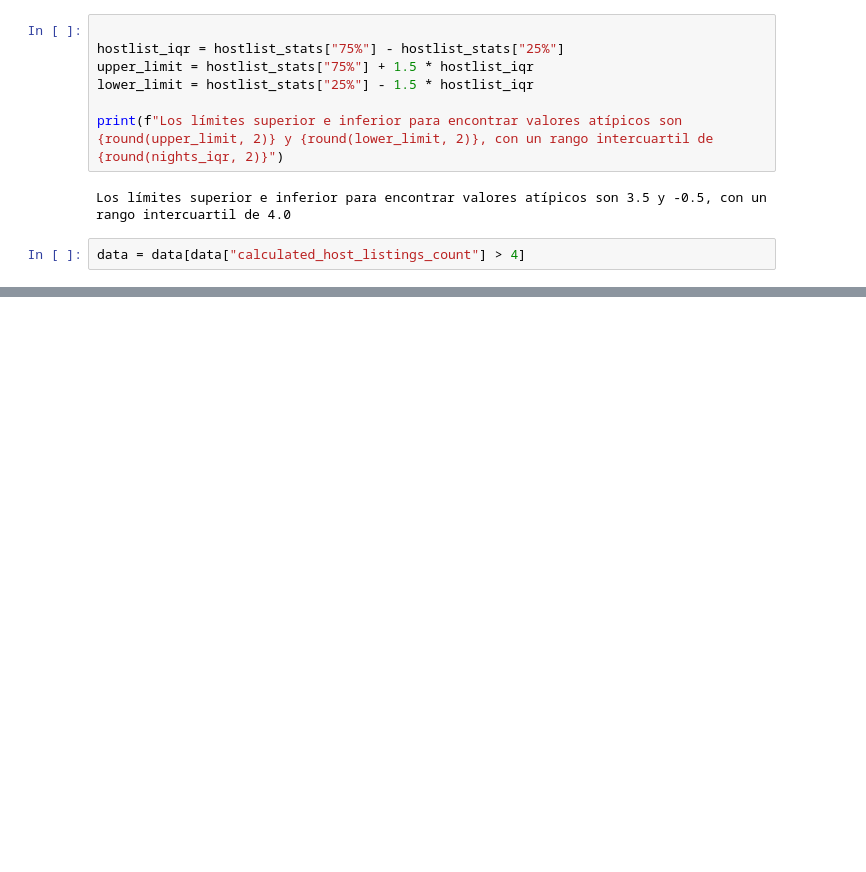
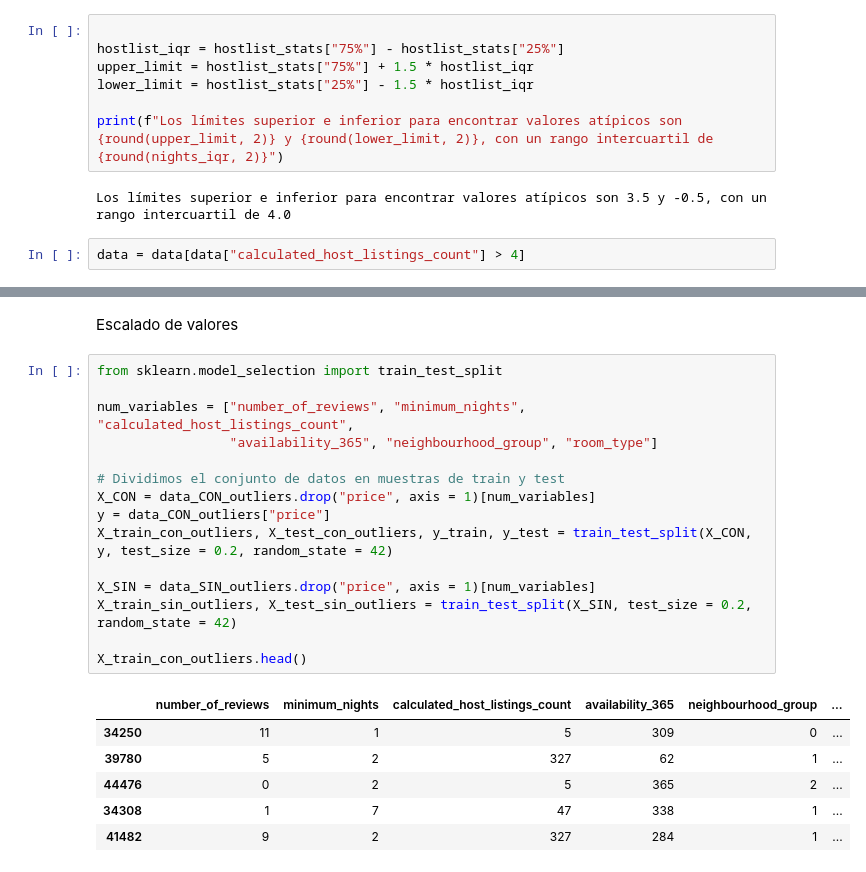
Before and after one commit to 4GeeksAcademy/Tulio-Gimenez-Tutorial-de-Proyecto-de-Preprocesamiento-de-Datos, a Jupyter notebook: src/explore.ipynb, the cells around one changed output, grey strips where cells are left out. Cells and saved outputs as stored; diff of their text form; blank space fills up the shorter version.

```diff
--- a/src/explore.ipynb
+++ b/src/explore.ipynb
@@ -431,0 +503,24 @@ data_SIN_outliers
+# %% [markdown]
+Escalado de valores
+# %%
+from sklearn.model_selection import train_test_split
+
+num_variables = ["number_of_reviews", "minimum_nights", "calculated_host_listings_count",
+                 "availability_365", "neighbourhood_group", "room_type"]
+
+# Dividimos el conjunto de datos en muestras de train y test
+X_CON = data_CON_outliers.drop("price", axis = 1)[num_variables]
+y = data_CON_outliers["price"]
+X_train_con_outliers, X_test_con_outliers, y_train, y_test = train_test_split(X_CON, y, test_size = 0.2, random_state = 42)
+
+X_SIN = data_SIN_outliers.drop("price", axis = 1)[num_variables]
+X_train_sin_outliers, X_test_sin_outliers = train_test_split(X_SIN, test_size = 0.2, random_state = 42)
+
+X_train_con_outliers.head()
+# %% [output]
+|  | number_of_reviews | minimum_nights | calculated_host_listings_count | availability_365 | neighbourhood_group | ... |
+| 34250 | 11 | 1 | 5 | 309 | 0 | ... |
+| 39780 | 5 | 2 | 327 | 62 | 1 | ... |
+| 44476 | 0 | 2 | 5 | 365 | 2 | ... |
+| 34308 | 1 | 7 | 47 | 338 | 1 | ... |
+| 41482 | 9 | 2 | 327 | 284 | 1 | ... |
```
Also changed, not shown: parts of 24 cells of this notebook.
